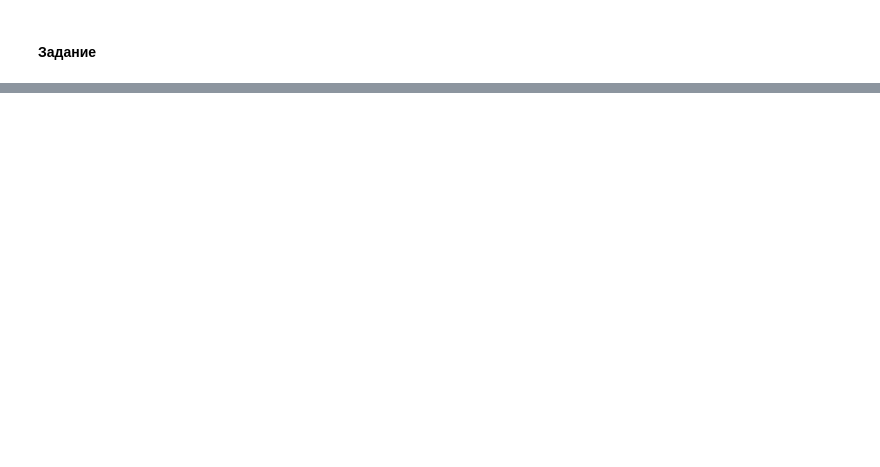
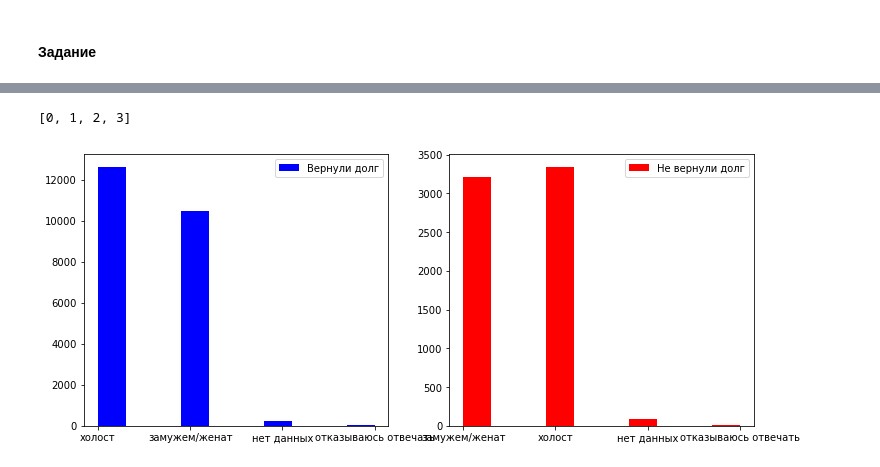
Before and after one commit to AndreyBuynov/Coursera-ML-and-DA, a Jupyter notebook: Course_4/C4W4_credit_scoring.ipynb, the cells around one changed output, grey strips where cells are left out. Saved outputs shown, nothing was run; the diff lists cells and outputs as text; code cells hidden in the pictures; blank space fills up the shorter version.

```diff
--- a/Course_4/C4W4_credit_scoring.ipynb
+++ b/Course_4/C4W4_credit_scoring.ipynb
@@ -54,0 +303,30 @@ scoring.head()
+# %%
+# Приготовим выборки тех кто вернул кредит и тех кто не вернул кредит с учетом семейного положения
+Vernul_Mar = scoring[scoring['default'] == 0][['LIMIT_BAL',  'MARRIAGE']]
+NeVernul_Mar = scoring[scoring['default'] == 1][['LIMIT_BAL',  'MARRIAGE']]
+# %%
+mar_dict = {0: 'отказываюсь отвечать',
+            1: 'замужем/женат',
+            2: 'холост',
+            3: 'нет данных'
+           }
+# %%
+list(mar_dict.keys())
+# %% [output]
+[0, 1, 2, 3]
+# %%
+Vernul_Mar['Mar_name'] = Vernul_Mar.MARRIAGE.apply(lambda x : mar_dict.get(x))
+NeVernul_Mar['Mar_name'] = NeVernul_Mar.MARRIAGE.apply(lambda x : mar_dict.get(x))
+# %%
+plt.figure(figsize(12, 5))
+plt.subplot(1,2,1)
+plt.hist(Vernul_Mar.Mar_name, color = 'b', label = 'Вернули долг')
+plt.legend()
+
+plt.subplot(1,2,2)
+plt.hist(NeVernul_Mar.Mar_name, color = 'r', label = 'Не вернули долг')
+plt.legend()
+
+plt.show()
+# %% [output]
+[figure, added]
```
Also changed, not shown: parts of 57 cells of this notebook.
